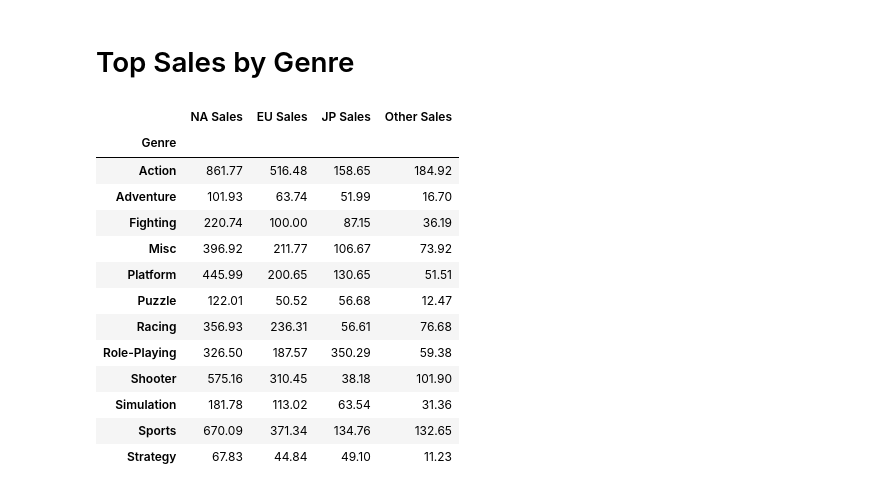
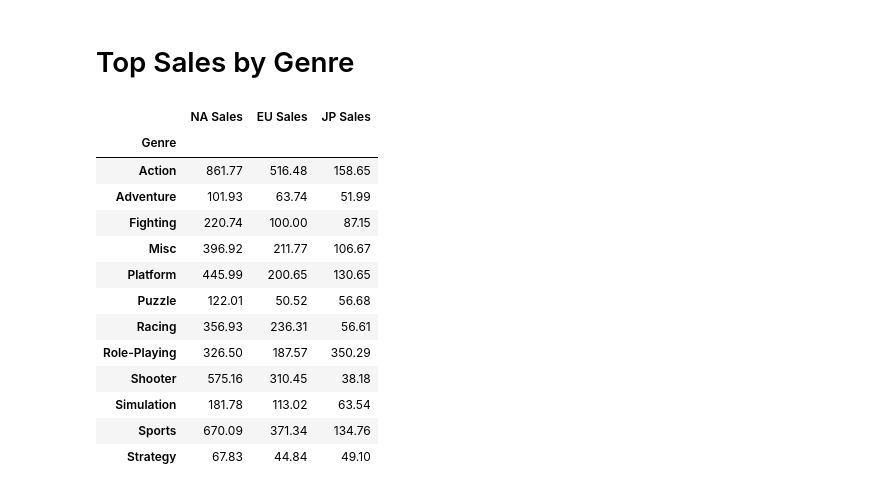
Before and after one commit to imanmalih/Project-One, a Jupyter notebook: VideoGames.ipynb, the cells around one changed output. Cells and saved outputs as stored; diff of their text form; code cells hidden in the pictures.

```diff
--- a/VideoGames.ipynb
+++ b/VideoGames.ipynb
@@ -93,22 +93,22 @@ clean_data.head()
 # %%
 #clean_data['Genre'].value_counts()
 
-sales_by_genre=clean_data.groupby('Genre')[['NA Sales', 'EU Sales', 'JP Sales','Other Sales']].sum()
+sales_by_genre=clean_data.groupby('Genre')[['NA Sales', 'EU Sales', 'JP Sales']].sum()
 sales_by_genre
 # %% [output]
-|  | NA Sales | EU Sales | JP Sales | Other Sales |
-| Genre |  |  |  |  |
-| Action | 861.77 | 516.48 | 158.65 | 184.92 |
-| Adventure | 101.93 | 63.74 | 51.99 | 16.70 |
-| Fighting | 220.74 | 100.00 | 87.15 | 36.19 |
-| Misc | 396.92 | 211.77 | 106.67 | 73.92 |
-| Platform | 445.99 | 200.65 | 130.65 | 51.51 |
-| Puzzle | 122.01 | 50.52 | 56.68 | 12.47 |
-| Racing | 356.93 | 236.31 | 56.61 | 76.68 |
-| Role-Playing | 326.50 | 187.57 | 350.29 | 59.38 |
-| Shooter | 575.16 | 310.45 | 38.18 | 101.90 |
-| Simulation | 181.78 | 113.02 | 63.54 | 31.36 |
-| Sports | 670.09 | 371.34 | 134.76 | 132.65 |
-| Strategy | 67.83 | 44.84 | 49.10 | 11.23 |
+|  | NA Sales | EU Sales | JP Sales |
+| Genre |  |  |  |
+| Action | 861.77 | 516.48 | 158.65 |
+| Adventure | 101.93 | 63.74 | 51.99 |
+| Fighting | 220.74 | 100.00 | 87.15 |
+| Misc | 396.92 | 211.77 | 106.67 |
+| Platform | 445.99 | 200.65 | 130.65 |
+| Puzzle | 122.01 | 50.52 | 56.68 |
+| Racing | 356.93 | 236.31 | 56.61 |
+| Role-Playing | 326.50 | 187.57 | 350.29 |
+| Shooter | 575.16 | 310.45 | 38.18 |
+| Simulation | 181.78 | 113.02 | 63.54 |
+| Sports | 670.09 | 371.34 | 134.76 |
+| Strategy | 67.83 | 44.84 | 49.10 |
 # %%
 #Generate a bar plot where the genre is on the x axis and the  sum of sales  is on the y axis.
```
Also changed, not shown: parts of 11 cells of this notebook.
